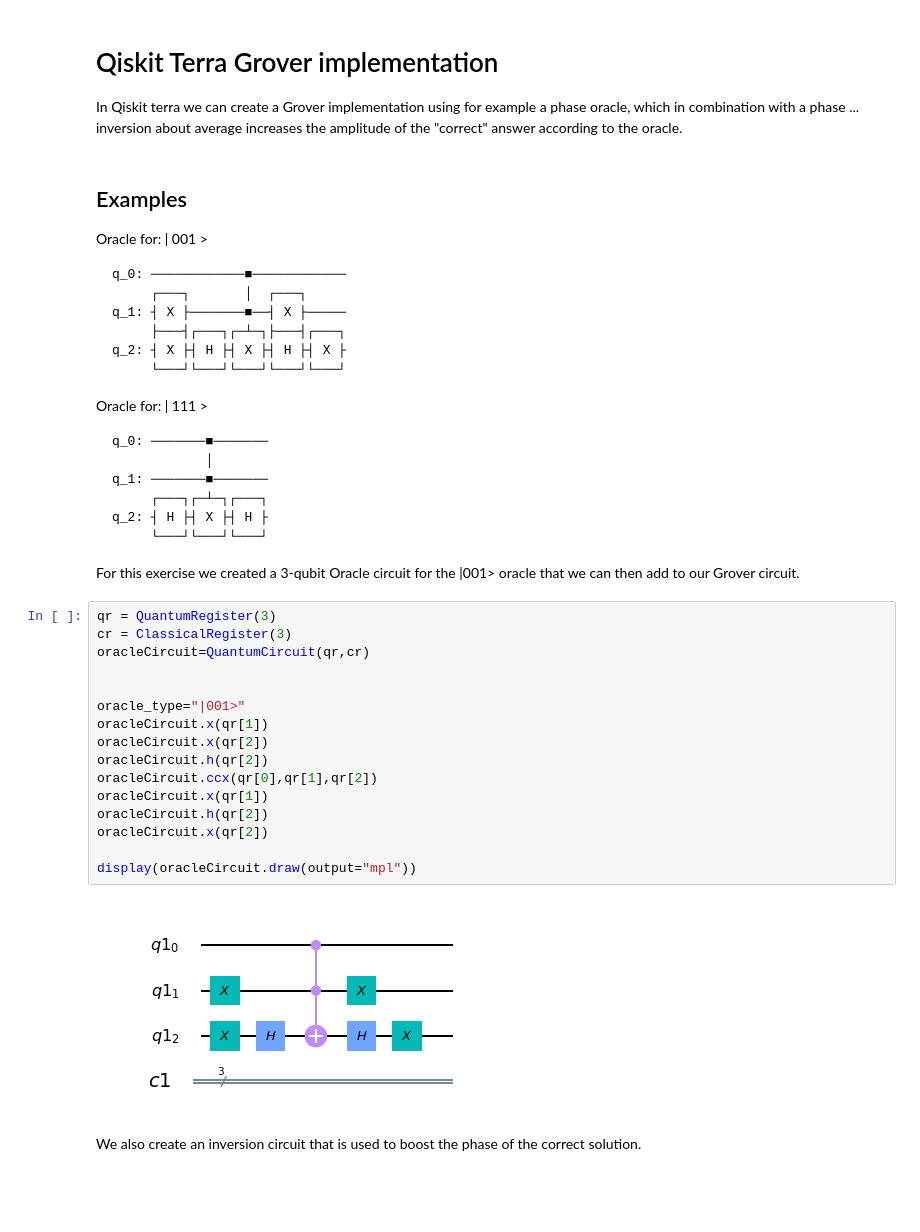
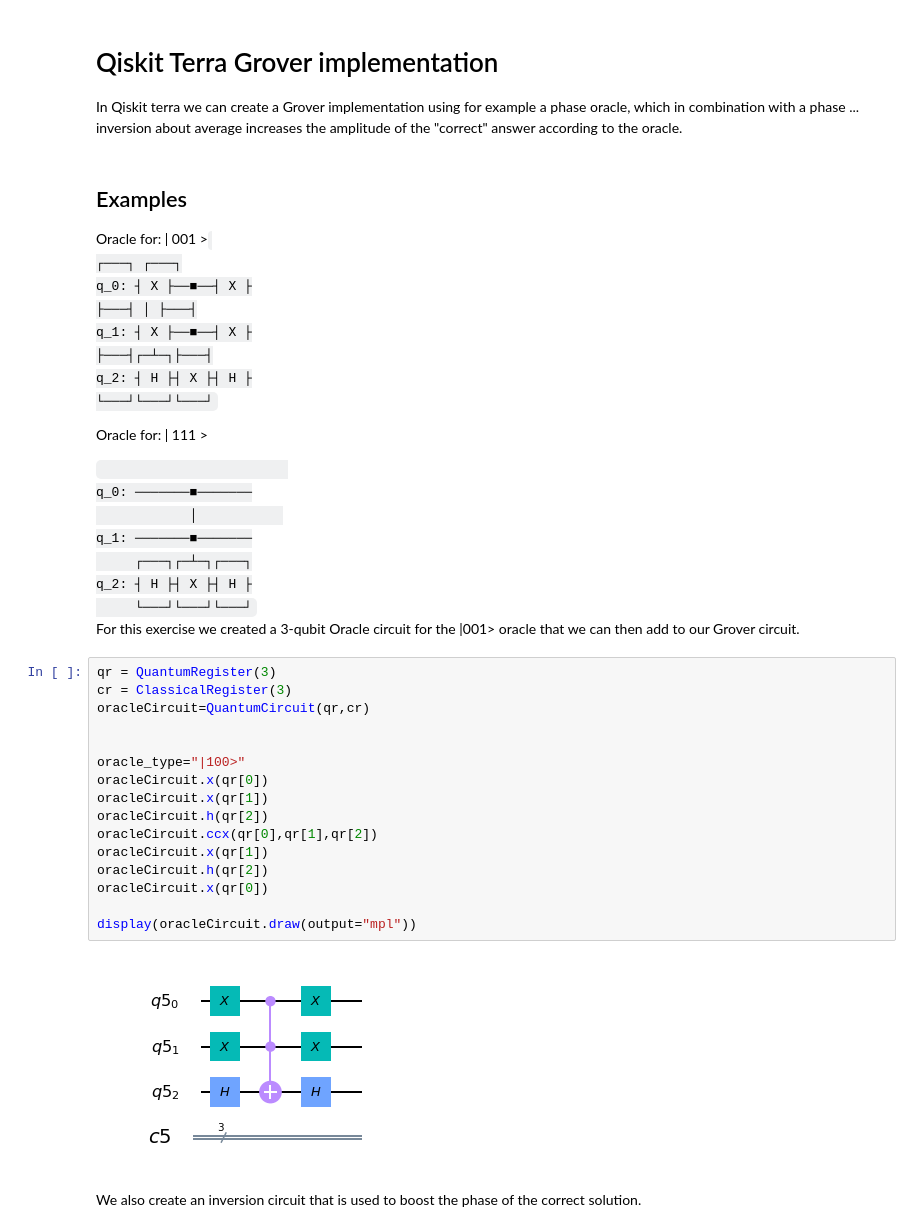
Before and after one commit to ordmoj/qiskit-community-tutorials, a Jupyter notebook: qiskit_advocates/meetups/11_04_19-Hassi_Norlen-McLean/exercise_3_grover_search.ipynb, the cells around one changed output. Drawn from its saved outputs; the diff is of its cells as text; blank space fills up the shorter version.

````diff
--- a/qiskit_advocates/meetups/11_04_19-Hassi_Norlen-McLean/exercise_3_grover_search.ipynb
+++ b/qiskit_advocates/meetups/11_04_19-Hassi_Norlen-McLean/exercise_3_grover_search.ipynb
@@ -20,46 +20,46 @@ In Qiskit terra we can create a Grover implementation using for example a phase
 ## Examples
 
 Oracle for: | 001 >
-
-```
-q_0: ────────────■────────────
-     ┌───┐       │  ┌───┐
-q_1: ┤ X ├───────■──┤ X ├─────
-     ├───┤┌───┐┌─┴─┐├───┤┌───┐
-q_2: ┤ X ├┤ H ├┤ X ├┤ H ├┤ X ├
-     └───┘└───┘└───┘└───┘└───┘
-```
+<code>
+     ┌───┐     ┌───┐
+q_0: ┤ X ├──■──┤ X ├
+     ├───┤  │  ├───┤
+q_1: ┤ X ├──■──┤ X ├
+     ├───┤┌─┴─┐├───┤
+q_2: ┤ H ├┤ X ├┤ H ├
+     └───┘└───┘└───┘
+</code>
 
 Oracle for: | 111 >
 
-```
+<code>
 q_0: ───────■───────
             │
 q_1: ───────■───────
      ┌───┐┌─┴─┐┌───┐
 q_2: ┤ H ├┤ X ├┤ H ├
      └───┘└───┘└───┘
-```
+</code>
 
 For this exercise we created a 3-qubit Oracle circuit for the |001> oracle that we can then add to our Grover circuit.
 # %%
 qr = QuantumRegister(3)
 cr = ClassicalRegister(3)
 oracleCircuit=QuantumCircuit(qr,cr)
 
 
-oracle_type="|001>"
+oracle_type="|100>"
+oracleCircuit.x(qr[0])
 oracleCircuit.x(qr[1])
-oracleCircuit.x(qr[2])
 oracleCircuit.h(qr[2])
 oracleCircuit.ccx(qr[0],qr[1],qr[2])
 oracleCircuit.x(qr[1])
 oracleCircuit.h(qr[2])
-oracleCircuit.x(qr[2])
+oracleCircuit.x(qr[0])
 
 display(oracleCircuit.draw(output="mpl"))
 # %% [output]
-[figure, old version]
+[figure, new version]
 # %% [markdown]
 We also create an inversion circuit that is used to boost the phase of the correct solution.
 # %%
````
Also changed, not shown: parts of 8 cells of this notebook, 4 other files.
